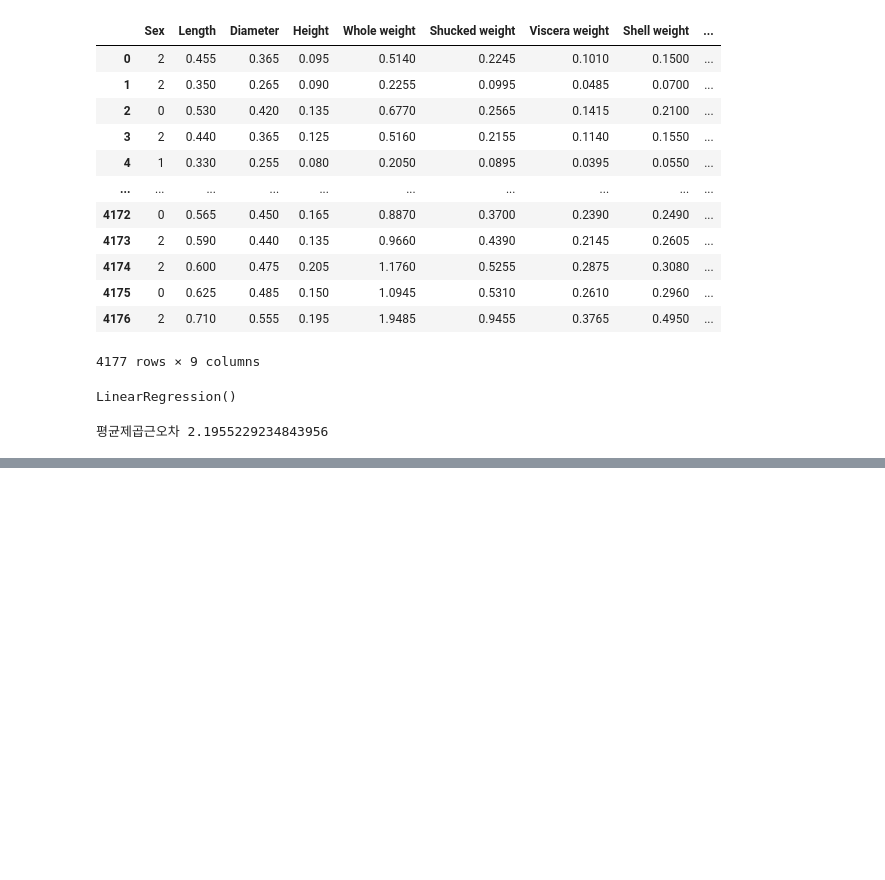
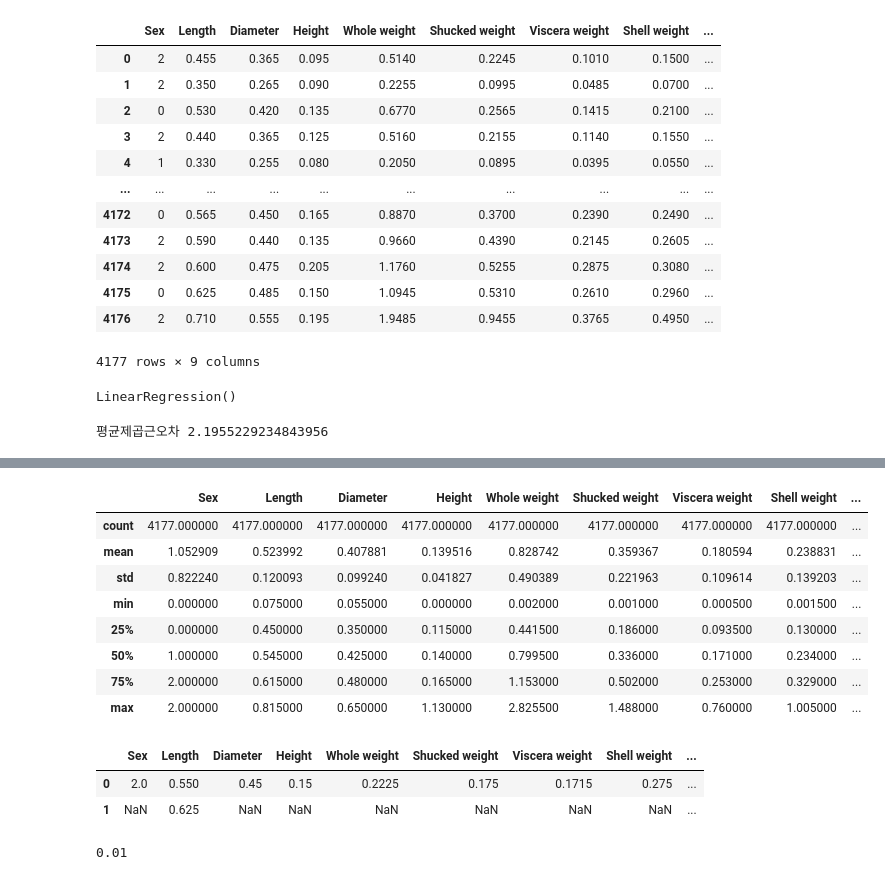
Before and after one commit to g202235419/ai-task, a Jupyter notebook: 1109-아이리스 어발런스 트레이닝/1109.ipynb, the cells around one changed output, grey strips where cells are left out. Saved outputs shown, nothing was run; the diff lists cells and outputs as text; code cells hidden in the pictures; blank space fills up the shorter version.

```diff
--- a/1109-아이리스 어발런스 트레이닝/1109.ipynb
+++ b/1109-아이리스 어발런스 트레이닝/1109.ipynb
@@ -84,0 +118,23 @@ print('평균제곱근오차', mse)
+# %%
+df.describe()
+# %% [output]
+|  | Sex | Length | Diameter | Height | Whole weight | Shucked weight | Viscera weight | Shell weight | ... |
+| count | 4177.000000 | 4177.000000 | 4177.000000 | 4177.000000 | 4177.000000 | 4177.000000 | 4177.000000 | 4177.000000 | ... |
+| mean | 1.052909 | 0.523992 | 0.407881 | 0.139516 | 0.828742 | 0.359367 | 0.180594 | 0.238831 | ... |
+| std | 0.822240 | 0.120093 | 0.099240 | 0.041827 | 0.490389 | 0.221963 | 0.109614 | 0.139203 | ... |
+| min | 0.000000 | 0.075000 | 0.055000 | 0.000000 | 0.002000 | 0.001000 | 0.000500 | 0.001500 | ... |
+| 25% | 0.000000 | 0.450000 | 0.350000 | 0.115000 | 0.441500 | 0.186000 | 0.093500 | 0.130000 | ... |
+| 50% | 1.000000 | 0.545000 | 0.425000 | 0.140000 | 0.799500 | 0.336000 | 0.171000 | 0.234000 | ... |
+| 75% | 2.000000 | 0.615000 | 0.480000 | 0.165000 | 1.153000 | 0.502000 | 0.253000 | 0.329000 | ... |
+| max | 2.000000 | 0.815000 | 0.650000 | 1.130000 | 2.825500 | 1.488000 | 0.760000 | 1.005000 | ... |
+# %%
+df.mode()
+# %% [output]
+|  | Sex | Length | Diameter | Height | Whole weight | Shucked weight | Viscera weight | Shell weight | ... |
+| 0 | 2.0 | 0.550 | 0.45 | 0.15 | 0.2225 | 0.175 | 0.1715 | 0.275 | ... |
+| 1 | NaN | 0.625 | NaN | NaN | NaN | NaN | NaN | NaN | ... |
+# %%
+df=df[df.Height>0]
+df.Height.min()
+# %% [output]
+0.01
```
Also changed, not shown: parts of 7 cells of this notebook, 1 other file.
